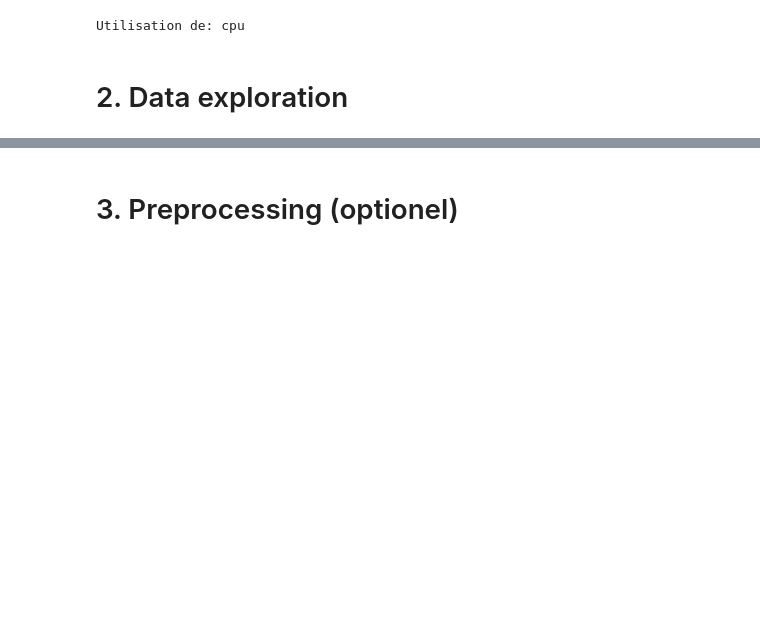
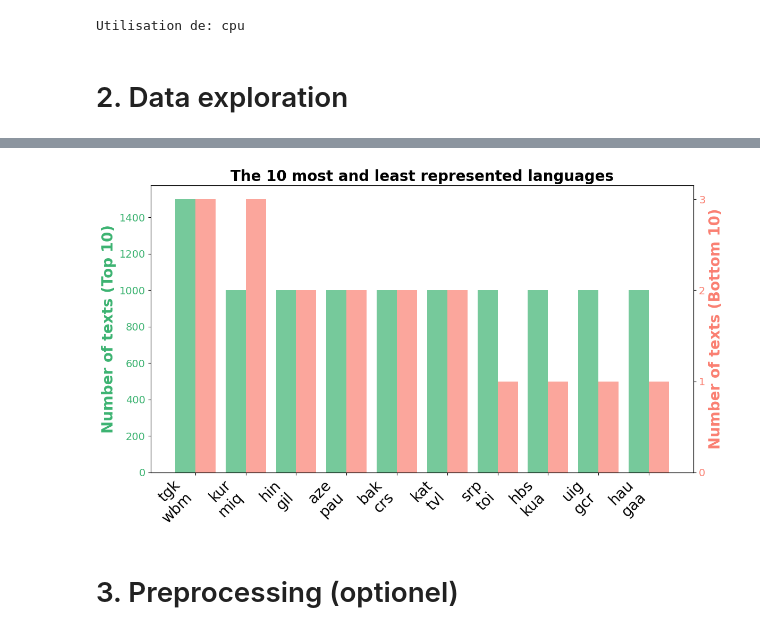
Before and after one commit to guillfay/NLPKaggleChallenge, a Jupyter notebook: model.ipynb, the cells around one changed output, grey strips where cells are left out. Drawn from its saved outputs; the diff is of its cells as text; code cells hidden in the pictures; blank space fills up the shorter version.

```diff
--- a/model.ipynb
+++ b/model.ipynb
@@ -106,3 +131,36 @@ Passing `palette` without assigning `hue` is deprecated and will be removed in v
+# %%
+import numpy as np
+import matplotlib.pyplot as plt
+
+top_10 = lang_counts.head(10)
+bottom_10 = lang_counts.tail(10)
+
+lang_labels = [f"{top}\n{bottom}" for top, bottom in zip(top_10.index, bottom_10.index)]
+
+x = np.arange(len(top_10))
+width = 0.4
+fig, ax1 = plt.subplots(figsize=(12, 7))
+
+ax1.bar(x - width/2, top_10.values, width, label="Top 10", color="mediumseagreen", alpha=0.7)
+ax1.set_ylabel("Number of texts (Top 10)", color="mediumseagreen", fontsize=20, fontweight="bold")
+ax1.tick_params(axis='y', labelcolor="mediumseagreen", labelsize=14)
+
+ax2 = ax1.twinx()
+ax2.bar(x + width/2, bottom_10.values, width, label="Bottom 10", color="salmon", alpha=0.7)
+ax2.set_ylabel("Number of texts (Bottom 10)", color="salmon", fontsize=20, fontweight="bold")
+ax2.tick_params(axis='y', labelcolor="salmon", labelsize=14)
+ax1.yaxis.set_major_locator(plt.MaxNLocator(integer=True))
+ax2.yaxis.set_major_locator(plt.MaxNLocator(integer=True))
+
+ax1.set_xticks(x)
+ax1.set_xticklabels(lang_labels, rotation=45, ha="right", fontsize=20)
+ax1.set_title("The 10 most and least represented languages", fontsize=20, fontweight="bold")
+
+fig.tight_layout()
+
+plt.show()
+# %% [output]
+[figure, added]
 # %% [markdown]
 # 3. Preprocessing (optionel)
 # %%
```
Also changed, not shown: parts of 7 cells of this notebook, 3 other files.
